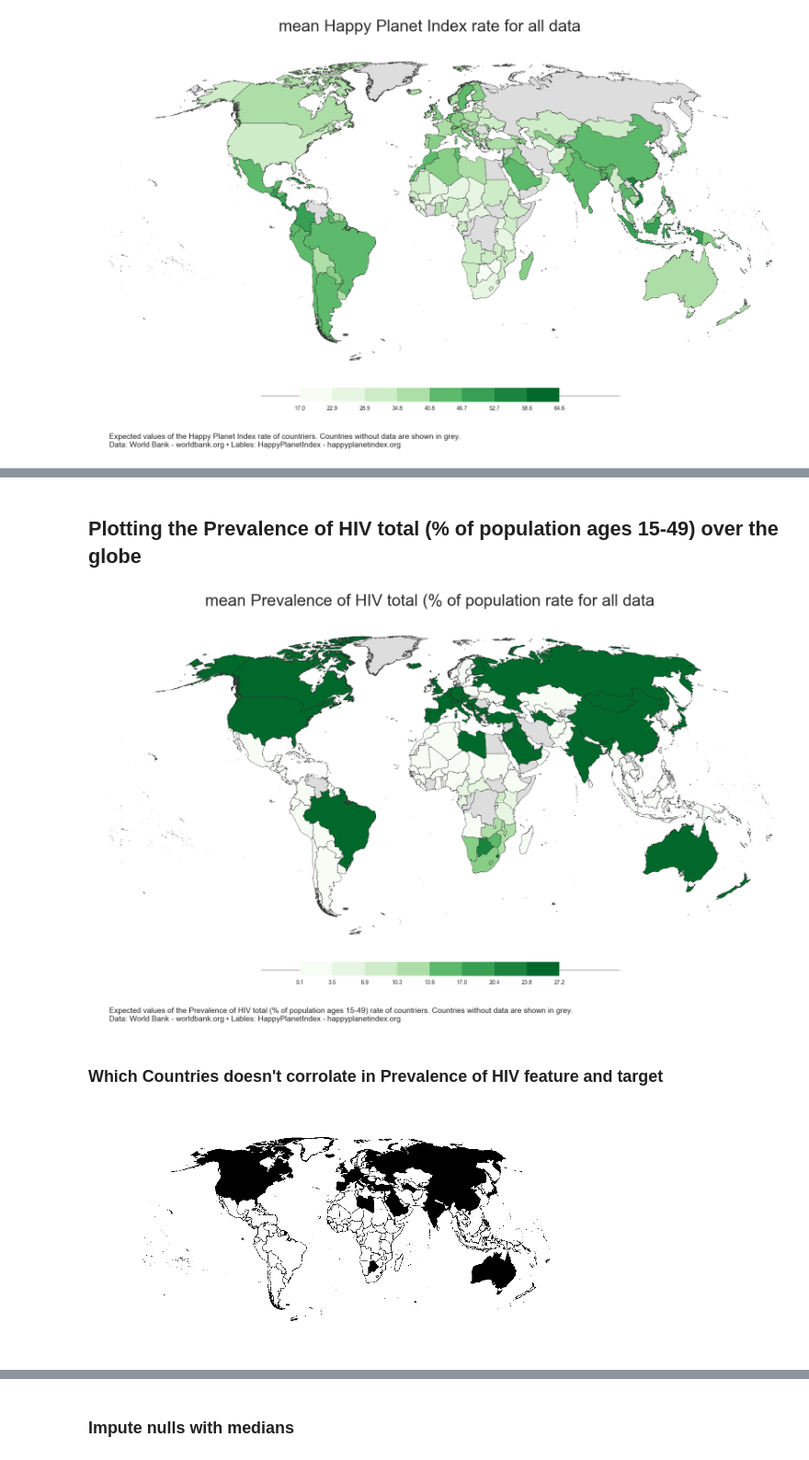
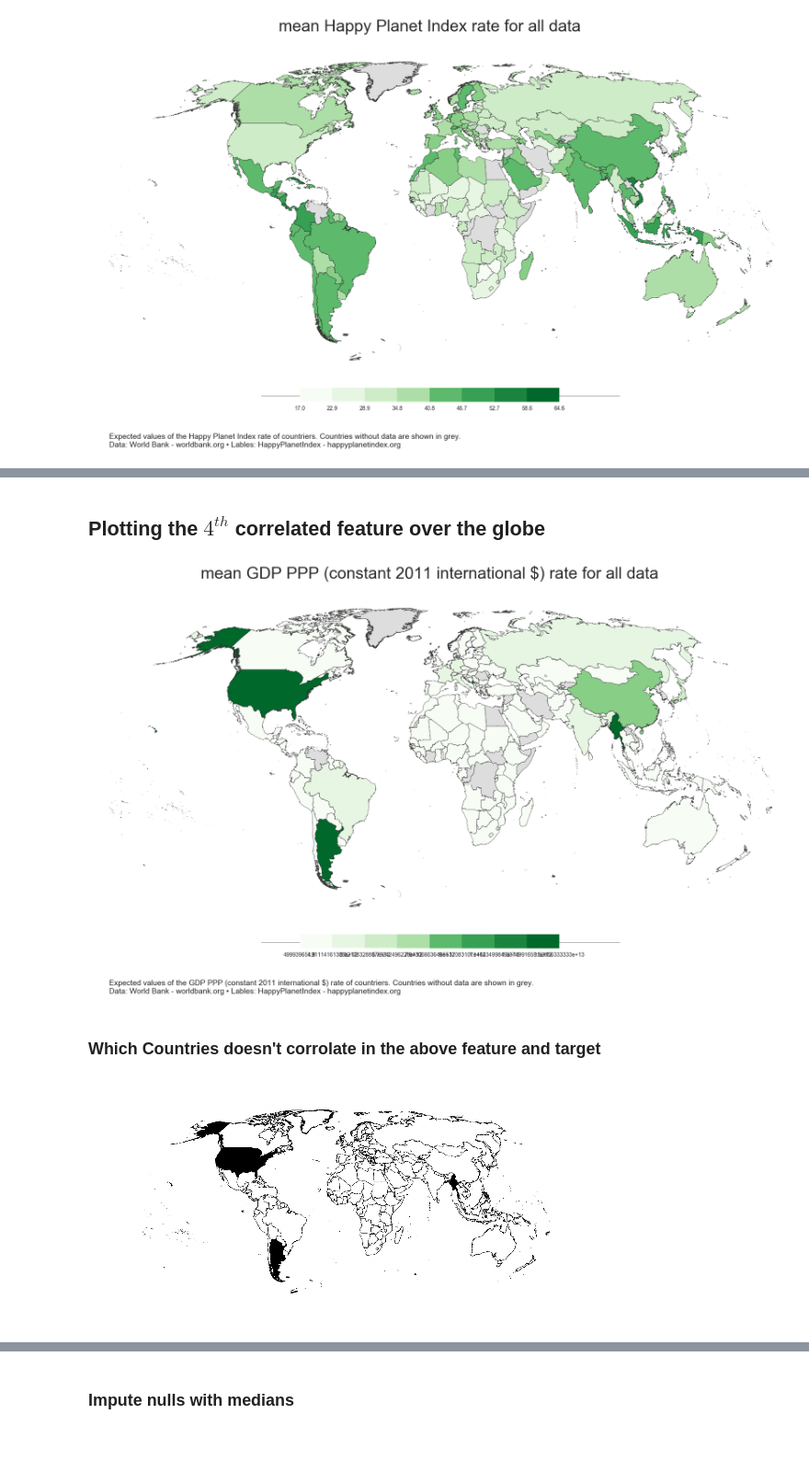
Before and after one commit to acrola/WorkShopDS, a Jupyter notebook: Project-Notebook.ipynb, the cells around one changed output, grey strips where cells are left out. Shown at 92% size. Drawn from its saved outputs; the diff is of its cells as text; code cells hidden in the pictures.

```diff
--- a/Project-Notebook.ipynb
+++ b/Project-Notebook.ipynb
@@ -543,9 +394,8 @@ year                                                  -0.275038
 # %% [markdown]
 ## Plot Corrolation matrix- taken 2 positive and 2 negative corrolated features
 # %%
-corr_features = ['Daily newspapers (per 1000 people)', 'Firms with a bank loan or line of credit (%)',\
-                         'Prevalence of HIV total (% of population ages 15-49)',\
-                 'Firms identifying access to finance as a major constraint (%)', 'Happy Planet Index']
+corr_features = HPI_correlation['Feature'].head(5).tolist() + ['Happy Planet Index']
+corr_features = [x for x in corr_features if x != 'year']
 overall_data_to_plot = overall_data[corr_features]
 data_corr_mat= overall_data_to_plot.corr(method='spearman')
 c = data_corr_mat.corr(method='spearman')
@@ -575,7 +425,7 @@ plotDataOnMap(overall_data, feature='Daily newspapers (per 1000 people)', year='
 # %%
 feature_image = globe_plots + 'Happy Planet Index_2012.png'
-target_image = globe_plots + 'Daily newspapers (per 1000 people)_mean.png'
-output_image = uncorrolated_plots + 'Daily_newspapers.png'
+target_image = globe_plots + corr_features[0] +'_mean.png'
+output_image = uncorrolated_plots + corr_features[0] + '.png'
 countries_corrs.append(output_image)
 plotUncorrolatedCountries(feature_image, target_image, output_image)
 # %% [output]
@@ -591,7 +441,7 @@ plotDataOnMap(overall_data, feature='Firms with a bank loan or line of credit (%
 # %%
 feature_image = globe_plots + 'Happy Planet Index_mean.png'
-target_image = globe_plots + 'Firms with a bank loan or line of credit (%)_mean.png'
-output_image = uncorrolated_plots + 'Bank_loan.png'
+target_image = globe_plots + corr_features[1] +'_mean.png'
+output_image = uncorrolated_plots + corr_features[1] +'.png'
 countries_corrs.append(output_image)
 plotUncorrolatedCountries(feature_image, target_image, output_image)
 # %% [output]
@@ -607,7 +457,7 @@ plotDataOnMap(overall_data, feature='Firms identifying access to finance as a ma
 # %%
 feature_image = globe_plots + 'Happy Planet Index_mean.png'
-target_image = globe_plots + 'Firms identifying access to finance as a major constraint (%)_mean.png'
-output_image = uncorrolated_plots + 'Firms_identifying_access.png'
+target_image = globe_plots + corr_features[2] + '_mean.png'
+output_image = uncorrolated_plots + corr_features[2] + '.png'
 countries_corrs.append(output_image)
 plotUncorrolatedCountries(feature_image, target_image, output_image)
 # %% [output]
@@ -615,19 +465,19 @@ plotUncorrolatedCountries(feature_image, target_image, output_image)
 # %% [markdown]
-## Plotting the Prevalence of HIV total (% of population ages 15-49) over the globe
+## Plotting the $4^{th}$ correlated feature over the globe
 # %%
-plotDataOnMap(overall_data, feature='Prevalence of HIV total (% of population ages 15-49)', year='mean')
+plotDataOnMap(overall_data, feature=corr_features[3], year='mean')
 # %% [output]
-[figure, old version]
+[figure, new version]
 # %% [markdown]
-### Which Countries doesn't corrolate in Prevalence of HIV feature and target
+### Which Countries doesn't corrolate in the above feature and target
 # %%
 feature_image = globe_plots + 'Happy Planet Index_2012.png'
-target_image = globe_plots + 'Prevalence of HIV total (% of population ages 15-49)_mean.png'
-output_image = uncorrolated_plots + 'Prevalence_of_HIV_total.png'
+target_image = globe_plots + corr_features[3] + '_mean.png'
+output_image = uncorrolated_plots + corr_features[3] + '.png'
 countries_corrs.append(output_image)
 plotUncorrolatedCountries(feature_image, target_image, output_image)
 # %% [output]
-[figure, old version]
+[figure, new version]
 # %%
 def concat_images(imga, imgb):
     """
```
Also changed, not shown: parts of 63 cells of this notebook, 43 other files.
